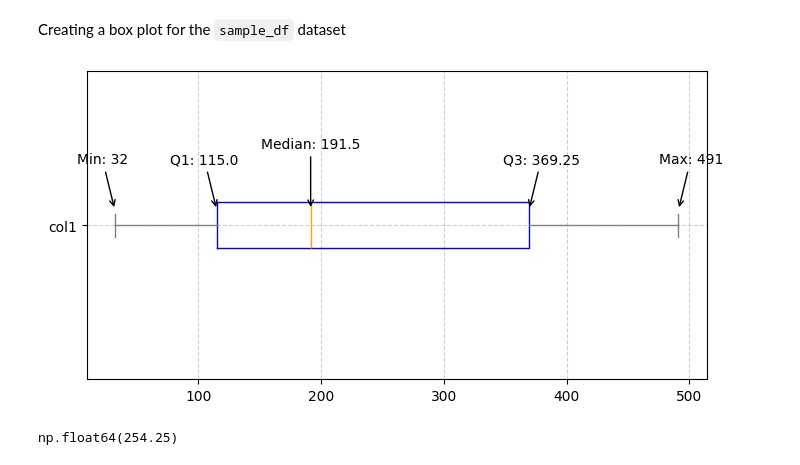
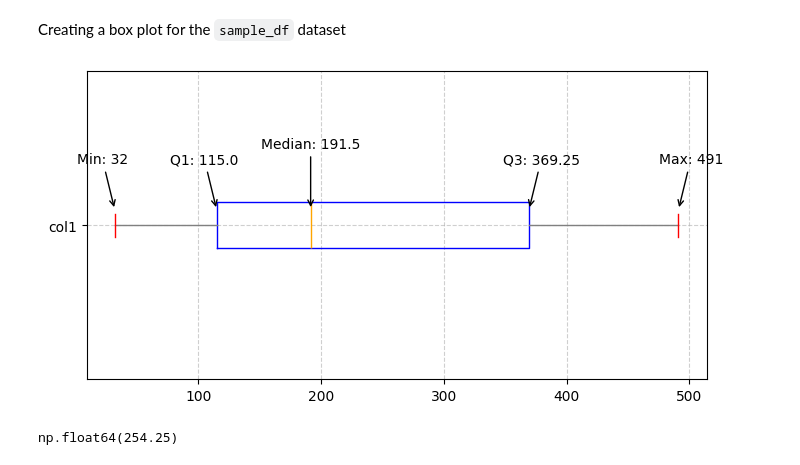
Before and after one commit to abhijeet-bhambere/statistics_in_python, a Jupyter notebook: Stats_In_Python.ipynb, the cells around one changed output. Cells and saved outputs as stored; diff of their text form; code cells hidden in the pictures.

```diff
--- a/Stats_In_Python.ipynb
+++ b/Stats_In_Python.ipynb
@@ -216,7 +232,7 @@ plt.boxplot(sample_df["col1"],vert=False,
             boxprops=dict(color='blue'),
             medianprops=dict(color='orange'),
             whiskerprops=dict(color="grey"),
-            capprops=dict(color="grey"),
+            capprops=dict(color="red"),
             flierprops=dict(marker='o', markerfacecolor='red', markersize=10))
 # Enabling grid
 ax.grid(True, linestyle='--', alpha=0.6)
@@ -224,34 +240,34 @@ ax.set_yticklabels(['col1'])
 
 # Adding annotations
 q1 = sample_df['col1'].quantile(0.25)
 q2 = sample_df['col1'].quantile(0.5)  # median
 q3 = sample_df['col1'].quantile(0.75)
 min_val = sample_df['col1'].min()
 max_val = sample_df['col1'].max()
 
 ax.annotate(f'Q1: {q1}', xy=(q1, 1.05), xytext=(q1 - 10, 1.2),
             arrowprops=dict(facecolor='black', arrowstyle='->'),
             fontsize=10, ha='center')
 
 ax.annotate(f'Median: {q2}', xy=(q2, 1.05), xytext=(q2, 1.25),
             arrowprops=dict(facecolor='black', arrowstyle='->'),
             fontsize=10, ha='center')
 
 ax.annotate(f'Q3: {q3}', xy=(q3, 1.05), xytext=(q3 + 10, 1.2),
             arrowprops=dict(facecolor='black', arrowstyle='->'),
             fontsize=10, ha='center')
 
 ax.annotate(f'Min: {min_val}', xy=(min_val, 1.05), xytext=(min_val - 10, 1.2),
             arrowprops=dict(facecolor='black', arrowstyle='->'),
             fontsize=10, ha='center')
 
 ax.annotate(f'Max: {max_val}', xy=(max_val, 1.05), xytext=(max_val + 10, 1.2),
             arrowprops=dict(facecolor='black', arrowstyle='->'),
             fontsize=10, ha='center')
 
 plt.show()
 # %% [output]
-[figure, old version]
+[figure, new version]
 # %%
 # How IQR is calculated
 np.quantile(sample_df["col1"],0.75) - np.quantile(sample_df["col1"], 0.25)
```
Also changed, not shown: parts of 58 cells of this notebook, 2 other files.
